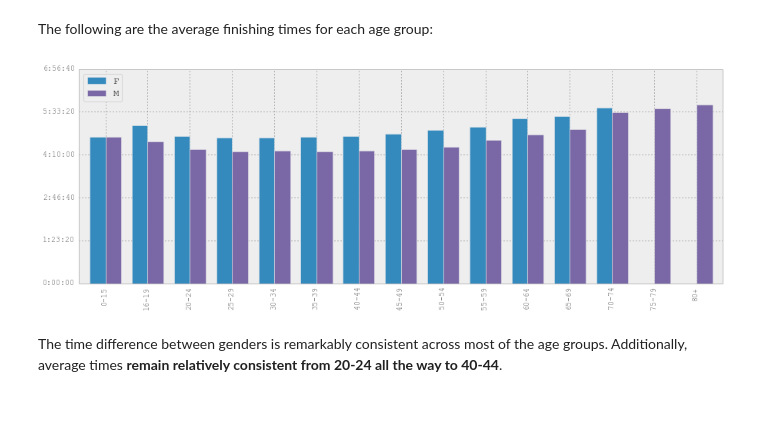
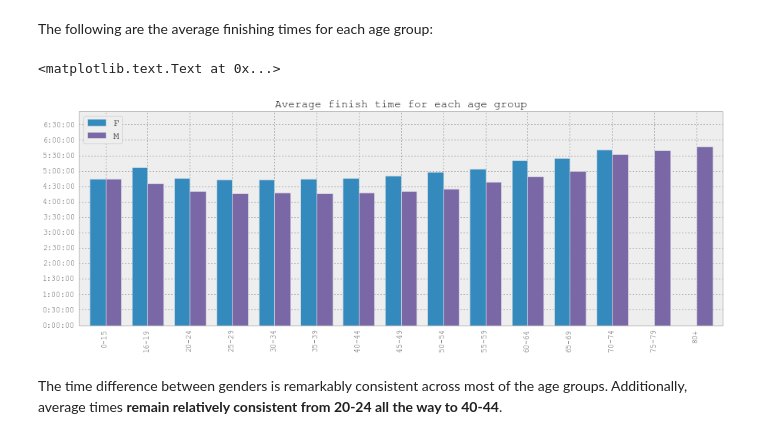
Before and after one commit to pchng/cm2013, a Jupyter notebook: 2013 Chicago Marathon Analysis.ipynb, the cells around one changed output. Saved outputs shown, nothing was run; the diff lists cells and outputs as text; code cells hidden in the pictures; blank space fills up the shorter version.

```diff
--- a/2013 Chicago Marathon Analysis.ipynb
+++ b/2013 Chicago Marathon Analysis.ipynb
@@ -147,9 +147,12 @@ The following are the average finishing times for each age group:
 # %%
 avg_finish_time_groups = results.groupby(['gender', 'division']).finish_seconds.mean()
 avg_finish_time_groups = pd.DataFrame({'M': avg_finish_time_groups['M'], 'F': avg_finish_time_groups['W']})
 ax = avg_finish_time_groups.plot(kind='bar')
 ax.yaxis.set_major_formatter(matplotlib.ticker.FuncFormatter(time_ticks))
+ax.yaxis.set_major_locator(MultipleLocator(60*30))
+pyplot.title('Average finish time for each age group')
 # %% [output]
+<matplotlib.text.Text at 0x...>
-[figure, old version]
+[figure, new version]
 # %% [markdown]
 The time difference between genders is remarkably consistent across most of the age groups.  Additionally, average times **remain relatively consistent from 20-24 all the way to 40-44**.
```
Also changed, not shown: parts of 18 cells of this notebook.
